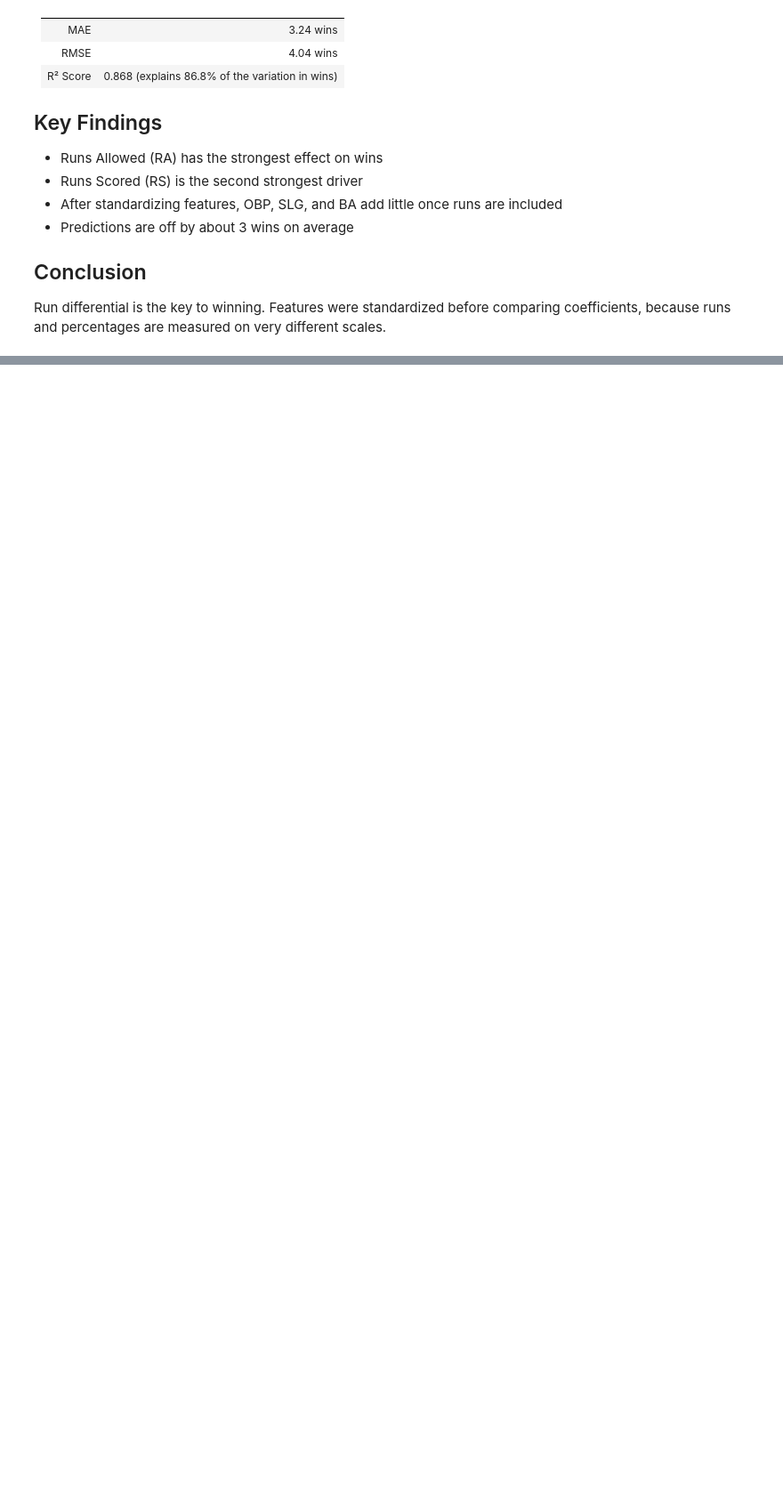
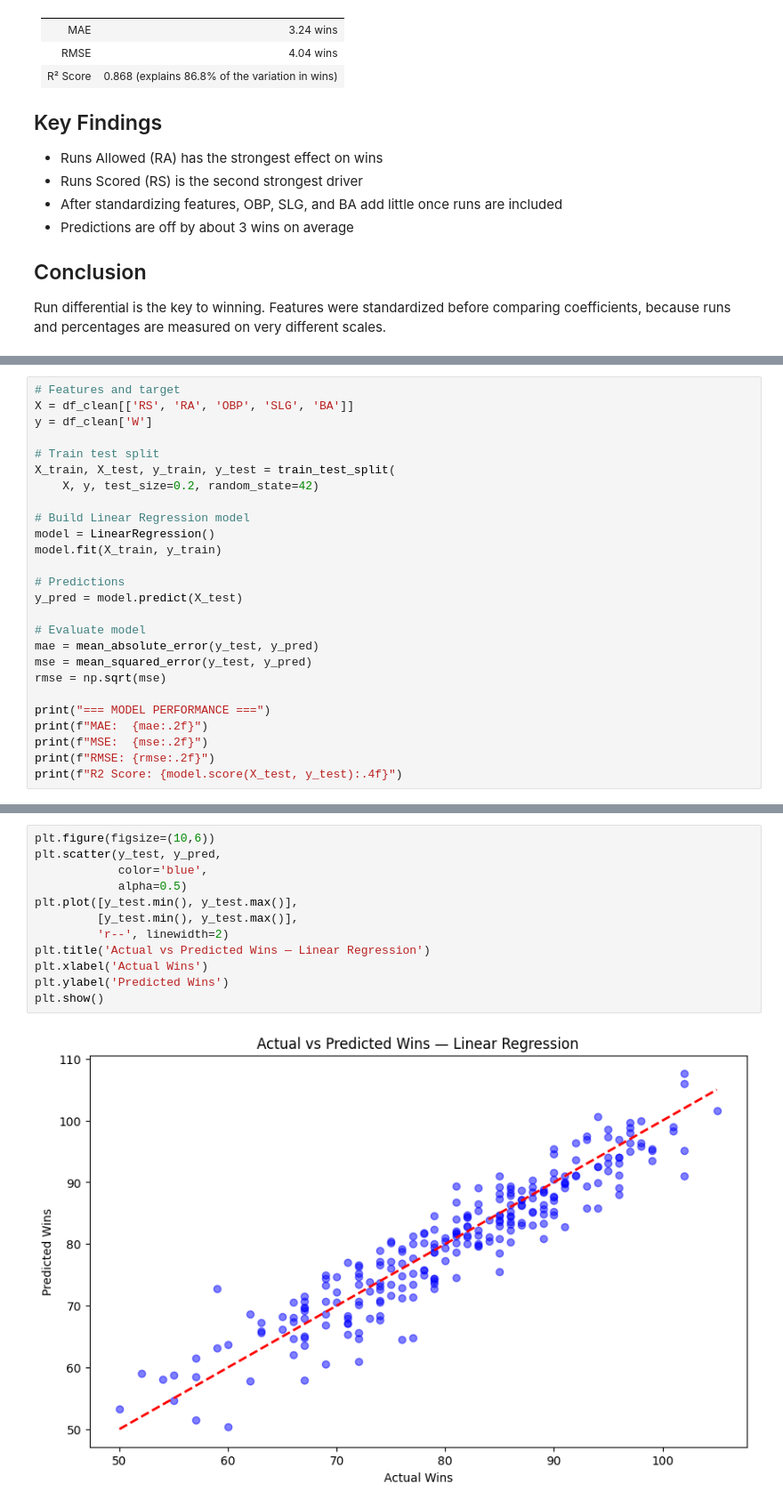
Before and after one commit to Lalita-Canada/bank-customer-churn-analysis, a Jupyter notebook: baseball-statistical-modeling-linear-regression.ipynb, the cells around one changed output, grey strips where cells are left out. Shown at 89% size. Drawn from its saved outputs; the diff is of its cells as text; blank space fills up the shorter version.

```diff
--- a/baseball-statistical-modeling-linear-regression.ipynb
+++ b/baseball-statistical-modeling-linear-regression.ipynb
@@ -146,0 +101,26 @@ print("Run differential (runs scored minus runs allowed) is the key to winning."
+# %%
+# Features and target
+X = df_clean[['RS', 'RA', 'OBP', 'SLG', 'BA']]
+y = df_clean['W']
+
+# Train test split
+X_train, X_test, y_train, y_test = train_test_split(
+    X, y, test_size=0.2, random_state=42)
+
+# Build Linear Regression model
+model = LinearRegression()
+model.fit(X_train, y_train)
+
+# Predictions
+y_pred = model.predict(X_test)
+
+# Evaluate model
+mae = mean_absolute_error(y_test, y_pred)
+mse = mean_squared_error(y_test, y_pred)
+rmse = np.sqrt(mse)
+
+print("=== MODEL PERFORMANCE ===")
+print(f"MAE:  {mae:.2f}")
+print(f"MSE:  {mse:.2f}")
+print(f"RMSE: {rmse:.2f}")
+print(f"R2 Score: {model.score(X_test, y_test):.4f}")
@@ -146,0 +133,14 @@ print("Run differential (runs scored minus runs allowed) is the key to winning."
+# %%
+plt.figure(figsize=(10,6))
+plt.scatter(y_test, y_pred,
+            color='blue',
+            alpha=0.5)
+plt.plot([y_test.min(), y_test.max()],
+         [y_test.min(), y_test.max()],
+         'r--', linewidth=2)
+plt.title('Actual vs Predicted Wins — Linear Regression')
+plt.xlabel('Actual Wins')
+plt.ylabel('Predicted Wins')
+plt.show()
+# %% [output]
+[figure, added]
```
Also changed, not shown: parts of 14 cells of this notebook.
